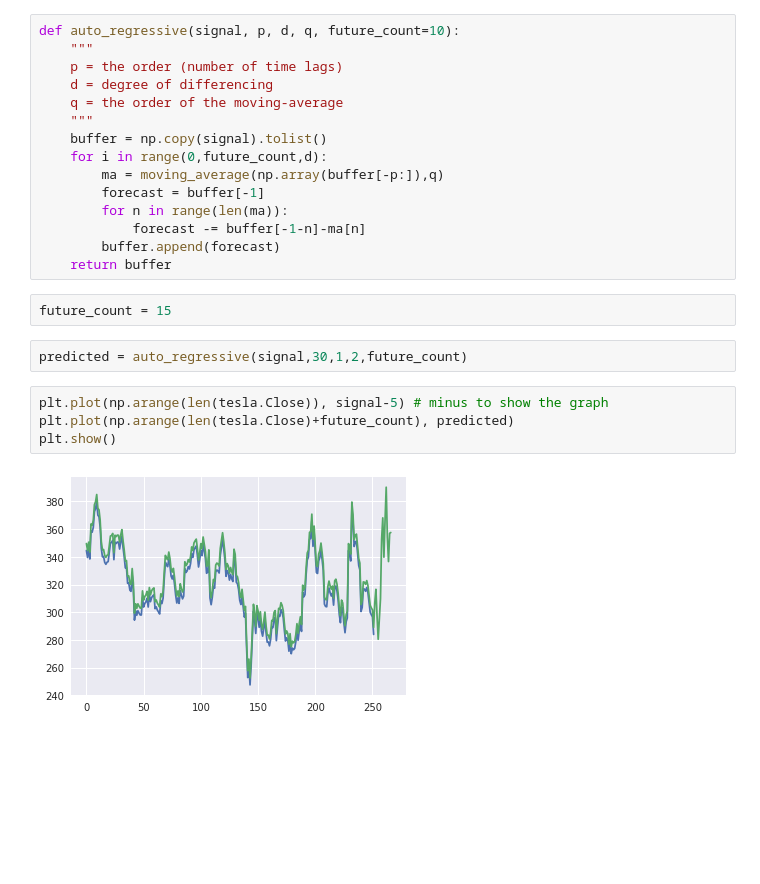
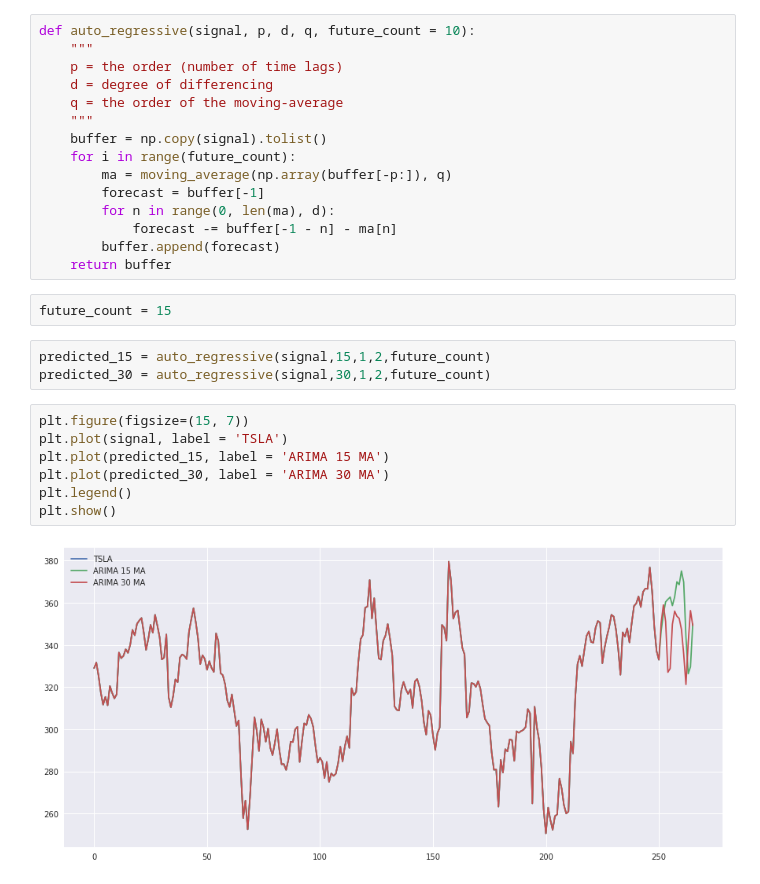
Before and after one commit to huseinzol05/Machine-Learning-Numpy, a Jupyter notebook: timeseries/ARIMA.ipynb, the cells around one changed output. Saved outputs shown, nothing was run; the diff lists cells and outputs as text; blank space fills up the shorter version.

Commit message:
improve visualization

```diff
--- a/timeseries/ARIMA.ipynb
+++ b/timeseries/ARIMA.ipynb
@@ -33,26 +24,30 @@ def moving_average(signal, period):
     return buffer
 # %%
-def auto_regressive(signal, p, d, q, future_count=10):
+def auto_regressive(signal, p, d, q, future_count = 10):
     """
     p = the order (number of time lags)
     d = degree of differencing
     q = the order of the moving-average
     """
     buffer = np.copy(signal).tolist()
-    for i in range(0,future_count,d):
-        ma = moving_average(np.array(buffer[-p:]),q)
+    for i in range(future_count):
+        ma = moving_average(np.array(buffer[-p:]), q)
         forecast = buffer[-1]
-        for n in range(len(ma)):
-            forecast -= buffer[-1-n]-ma[n]
+        for n in range(0, len(ma), d):
+            forecast -= buffer[-1 - n] - ma[n]
         buffer.append(forecast)
     return buffer
 # %%
 future_count = 15
 # %%
-predicted = auto_regressive(signal,30,1,2,future_count)
+predicted_15 = auto_regressive(signal,15,1,2,future_count)
+predicted_30 = auto_regressive(signal,30,1,2,future_count)
-# %%
-plt.plot(np.arange(len(tesla.Close)), signal-5) # minus to show the graph
-plt.plot(np.arange(len(tesla.Close)+future_count), predicted)
-plt.show()
-# %% [output]
-[figure, removed]
+# %%
+plt.figure(figsize=(15, 7))
+plt.plot(signal, label = 'TSLA')
+plt.plot(predicted_15, label = 'ARIMA 15 MA')
+plt.plot(predicted_30, label = 'ARIMA 30 MA')
+plt.legend()
+plt.show()
+# %% [output]
+[figure, added]
```
Also changed, not shown: parts of 4 cells of this notebook, 8 other files.
